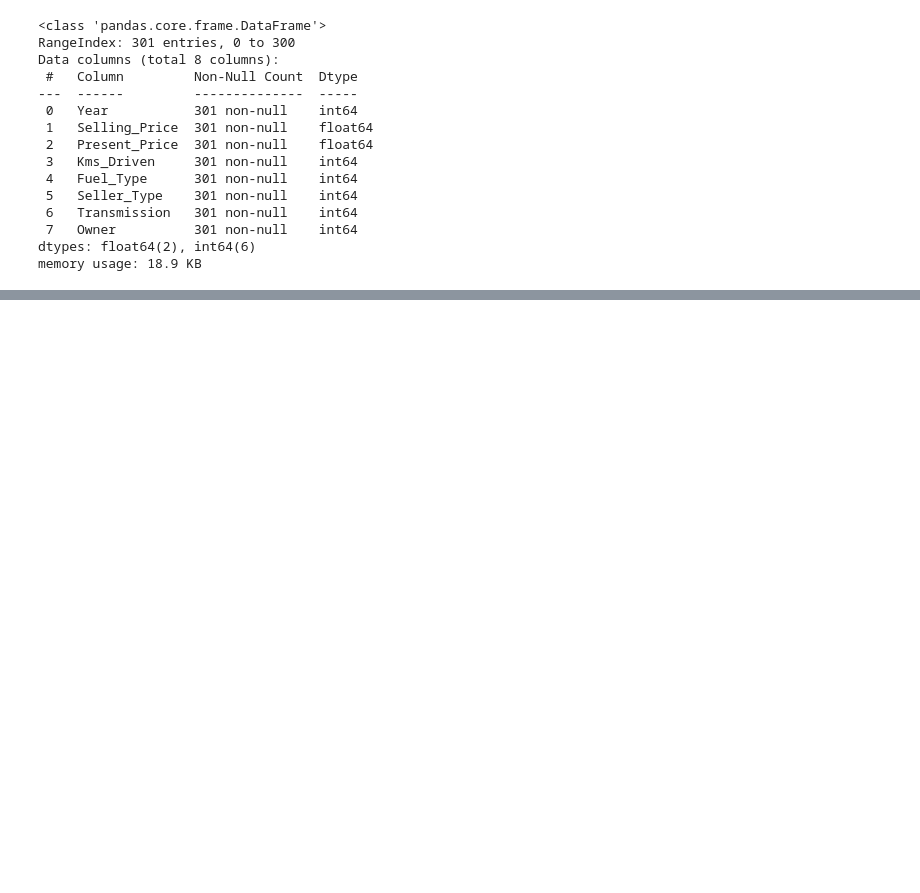
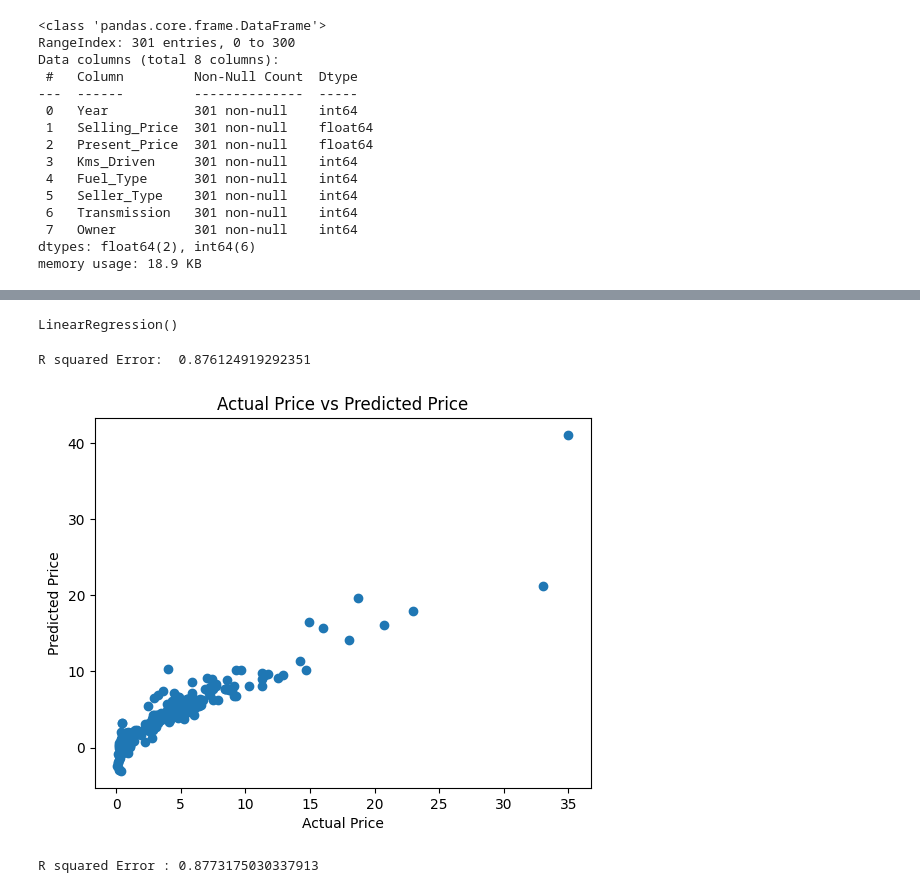
Before and after one commit to Nash242/Car-demo, a Jupyter notebook: notebooks/preprocess.ipynb, the cells around one changed output, grey strips where cells are left out. Drawn from its saved outputs; the diff is of its cells as text; code cells hidden in the pictures; blank space fills up the shorter version.

```diff
--- a/notebooks/preprocess.ipynb
+++ b/notebooks/preprocess.ipynb
@@ -133,0 +139,2 @@ memory usage: 18.9 KB
+# %%
+X = car_data.drop(['Car_Name','Selling_Price'], axis=1)
@@ -133,0 +166,24 @@ memory usage: 18.9 KB
+# %%
+X_train, X_test, Y_train, Y_test = train_test_split(X, Y, test_size = 0.3, random_state=42)
+# %%
+# Linear Regression
+lr_reg = LinearRegression()
+lr_reg.fit(X_train, Y_train)
+# %% [output]
+LinearRegression()
+# %%
+# Model Evaluation
+training_data_pred = lr_reg.predict(X_train)
+# %%
+error_score = metrics.r2_score(Y_train, training_data_pred)
+print("R squared Error: ",error_score)
+# %% [output]
+R squared Error:  0.876124919292351
+# %%
+plt.scatter(Y_train, training_data_pred)
+plt.xlabel("Actual Price")
+plt.ylabel("Predicted Price")
+plt.title("Actual Price vs Predicted Price")
+plt.show()
+# %% [output]
+[figure, added]
@@ -133,0 +192,5 @@ memory usage: 18.9 KB
+# %%
+error_score = metrics.r2_score(Y_test, test_data_pred)
+print("R squared Error :", error_score)
+# %% [output]
+R squared Error : 0.8773175030337913
```
Also changed, not shown: parts of 22 cells of this notebook, 2 other files.
